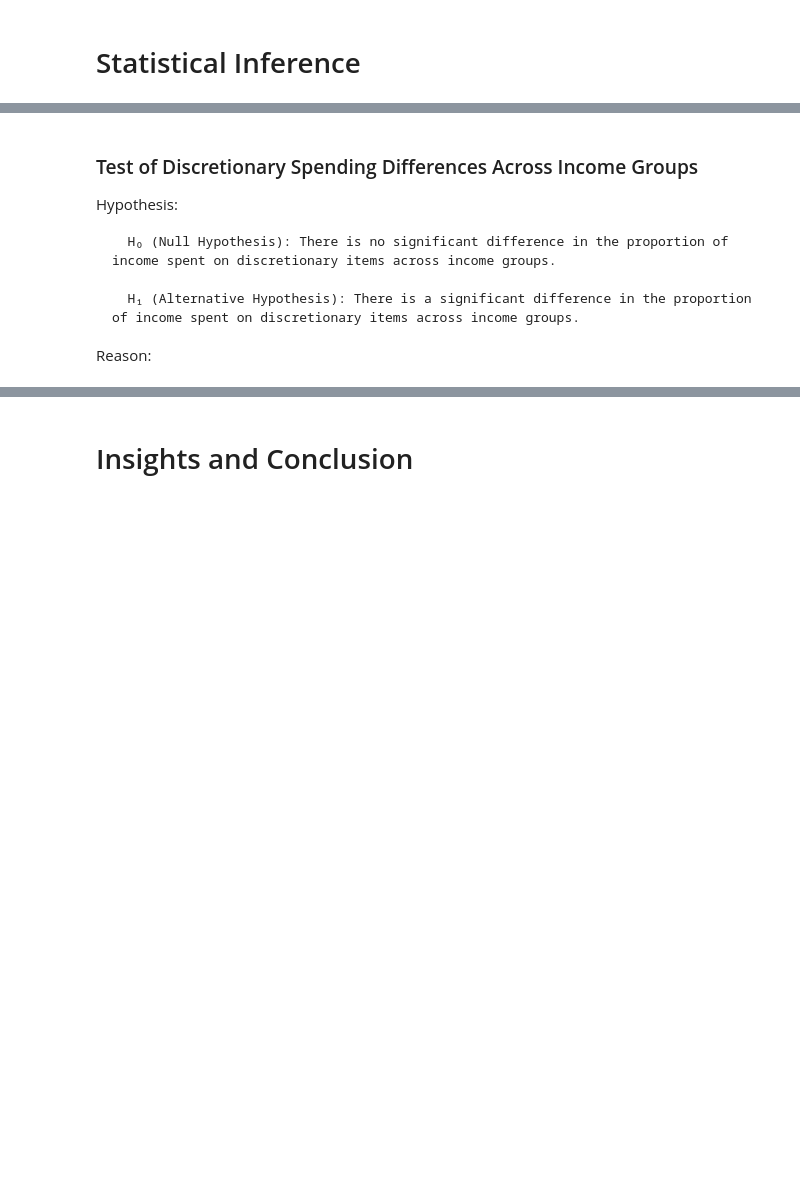
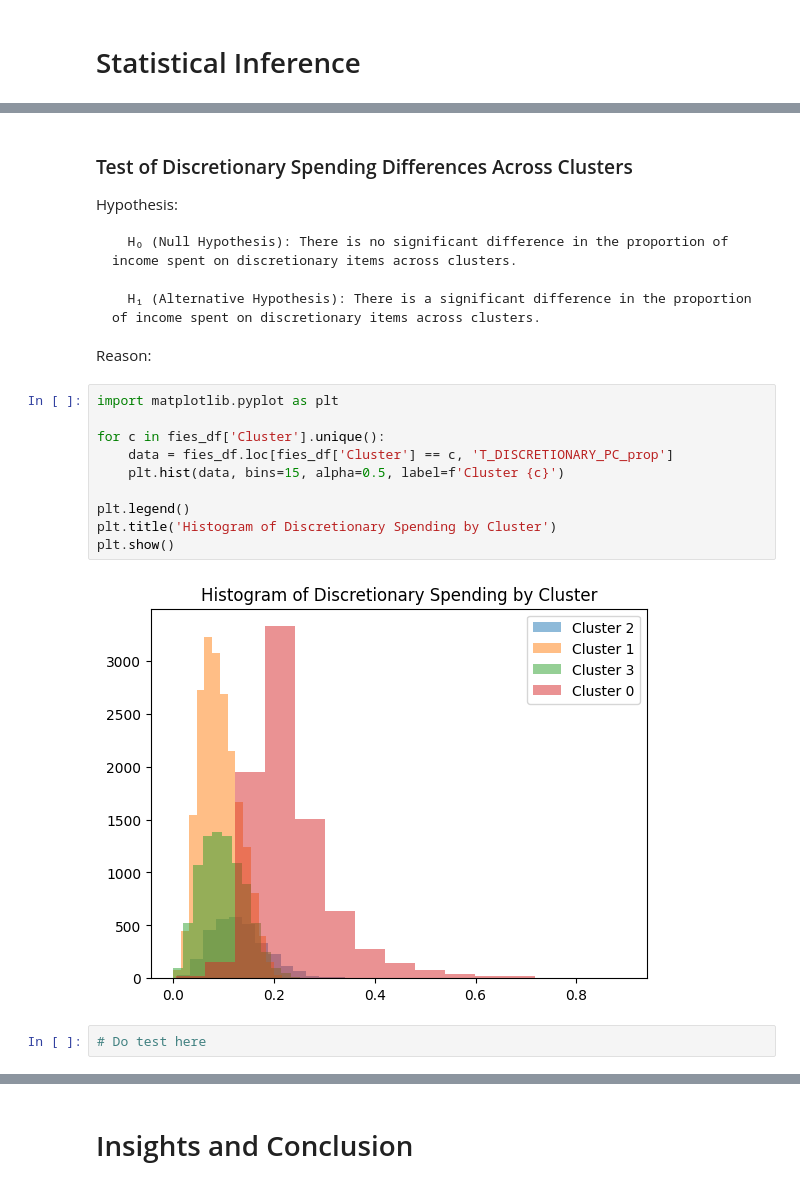
Before and after one commit to marxandreadiane/CSMODEL-MCO1, a Jupyter notebook: CSMODEL-MCO1.ipynb, the cells around one changed output, grey strips where cells are left out. Cells and saved outputs as stored; diff of their text form; blank space fills up the shorter version.

```diff
--- a/CSMODEL-MCO1.ipynb
+++ b/CSMODEL-MCO1.ipynb
@@ -916,12 +1012,26 @@ Reason:
 # %% [markdown]
-### Test of Discretionary Spending Differences Across Income Groups
+### Test of Discretionary Spending Differences Across Clusters
 
 Hypothesis:
 
-      H₀ (Null Hypothesis): There is no significant difference in the proportion of income spent on discretionary items across income groups.
+      H₀ (Null Hypothesis): There is no significant difference in the proportion of income spent on discretionary items across clusters.
 
-      H₁ (Alternative Hypothesis): There is a significant difference in the proportion of income spent on discretionary items across income groups.
+      H₁ (Alternative Hypothesis): There is a significant difference in the proportion of income spent on discretionary items across clusters.
 
 
 Reason:
+# %%
+import matplotlib.pyplot as plt
+
+for c in fies_df['Cluster'].unique():
+    data = fies_df.loc[fies_df['Cluster'] == c, 'T_DISCRETIONARY_PC_prop']
+    plt.hist(data, bins=15, alpha=0.5, label=f'Cluster {c}')
+
+plt.legend()
+plt.title('Histogram of Discretionary Spending by Cluster')
+plt.show()
+# %% [output]
+[figure, added]
+# %%
+# Do test here
 # %% [markdown]
```
Also changed, not shown: parts of 23 cells of this notebook.
